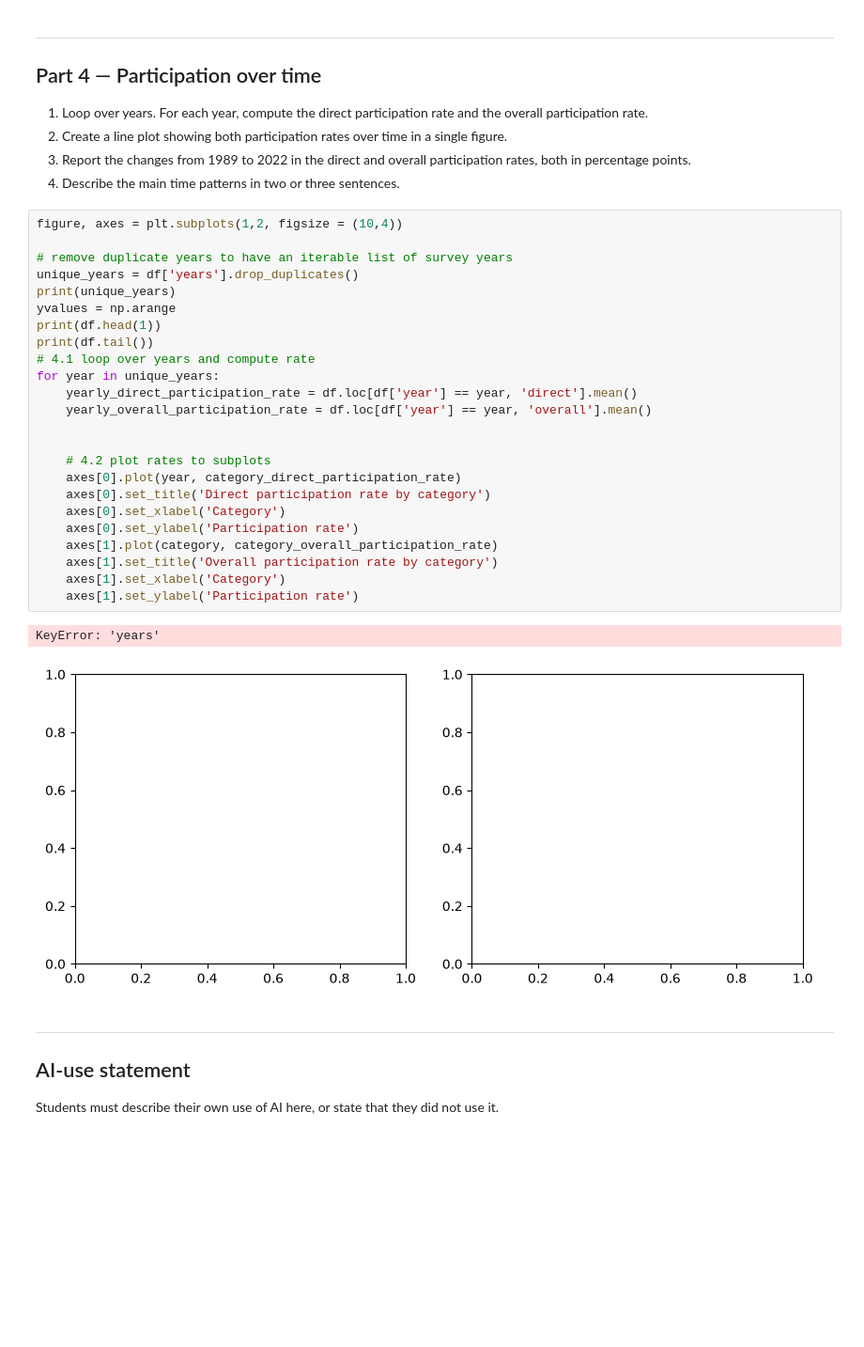
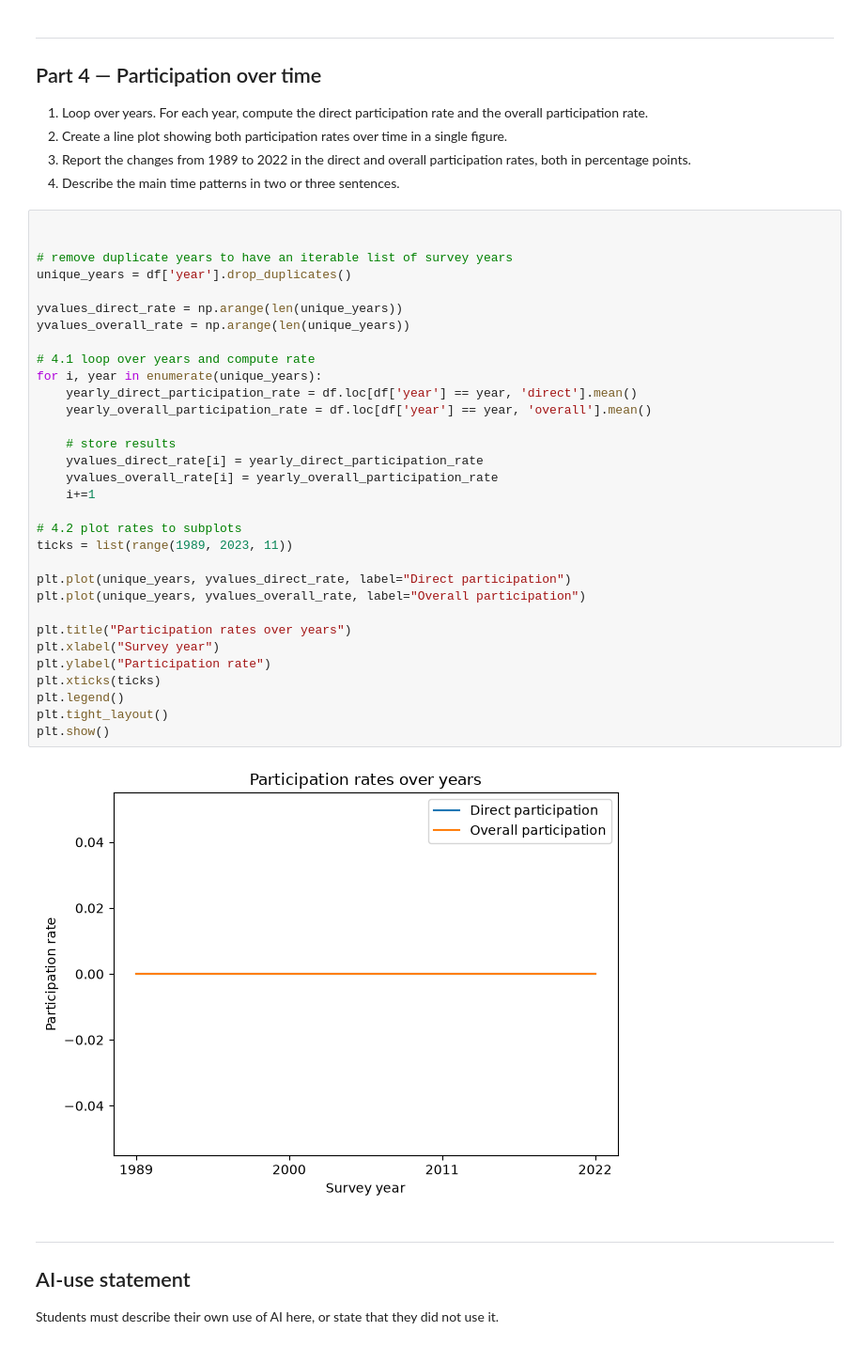
Before and after one commit to hflaten/tech2-HTFassignment3, a Jupyter notebook: assignment3.ipynb, the cells around one changed output. Shown at 94% size. Cells and saved outputs as stored; diff of their text form; blank space fills up the shorter version.

Commit message:
4 WIP output error in plot

```diff
--- a/assignment3.ipynb
+++ b/assignment3.ipynb
@@ -256,32 +256,39 @@ Overall participation rate is generally much higher than direct participation ra
    rates, both in percentage points.
 4. Describe the main time patterns in two or three sentences.
 # %%
-figure, axes = plt.subplots(1,2, figsize = (10,4))
+
 
 # remove duplicate years to have an iterable list of survey years
-unique_years = df['years'].drop_duplicates()
-print(unique_years)
-yvalues = np.arange
-print(df.head(1))
-print(df.tail())
+unique_years = df['year'].drop_duplicates()
+
+yvalues_direct_rate = np.arange(len(unique_years))
+yvalues_overall_rate = np.arange(len(unique_years))
+
 # 4.1 loop over years and compute rate
-for year in unique_years:
+for i, year in enumerate(unique_years):
     yearly_direct_participation_rate = df.loc[df['year'] == year, 'direct'].mean()
     yearly_overall_participation_rate = df.loc[df['year'] == year, 'overall'].mean()
 
+    # store results
+    yvalues_direct_rate[i] = yearly_direct_participation_rate
+    yvalues_overall_rate[i] = yearly_overall_participation_rate
+    i+=1
 
-    # 4.2 plot rates to subplots
-    axes[0].plot(year, category_direct_participation_rate)
-    axes[0].set_title('Direct participation rate by category')
-    axes[0].set_xlabel('Category')
-    axes[0].set_ylabel('Participation rate')
-    axes[1].plot(category, category_overall_participation_rate)
-    axes[1].set_title('Overall participation rate by category')
-    axes[1].set_xlabel('Category')
-    axes[1].set_ylabel('Participation rate')
+# 4.2 plot rates to subplots
+ticks = list(range(1989, 2023, 11))
+
+plt.plot(unique_years, yvalues_direct_rate, label="Direct participation")
+plt.plot(unique_years, yvalues_overall_rate, label="Overall participation")
+
+plt.title("Participation rates over years")
+plt.xlabel("Survey year")
+plt.ylabel("Participation rate")
+plt.xticks(ticks)
+plt.legend()
+plt.tight_layout()
+plt.show()
 # %% [output]
-KeyError: 'years'
-[figure, old version]
+[figure, new version]
 # %% [markdown]
 ***
 ## AI-use statement
```
